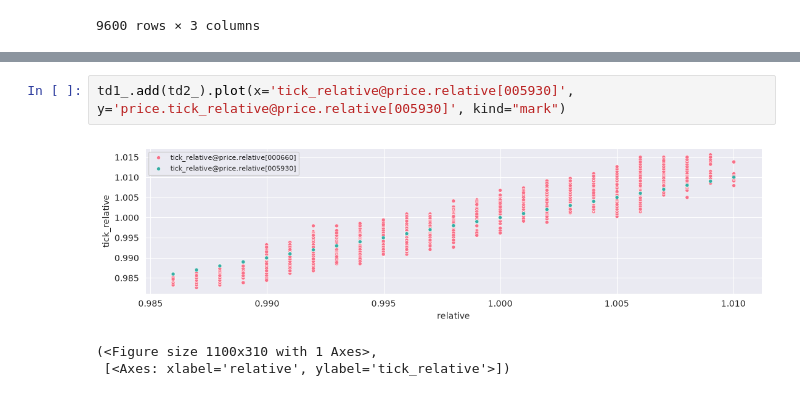
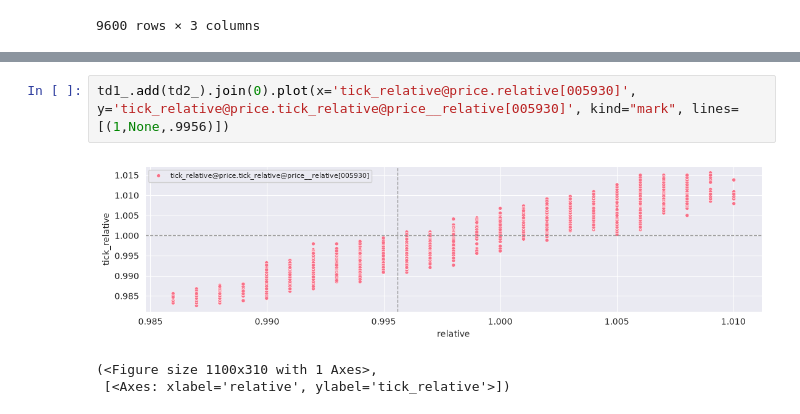
Before and after one commit to ajcltm/findata, a Jupyter notebook: notebook/2026-10-04_010_x_y.ipynb, the cells around one changed output, grey strips where cells are left out. Cells and saved outputs as stored; diff of their text form.

```diff
--- a/notebook/2026-10-04_010_x_y.ipynb
+++ b/notebook/2026-10-04_010_x_y.ipynb
@@ -41,6 +41,6 @@ td1_.add(td2_).join(0).series()
 # %%
-td1_.add(td2_).plot(x='tick_relative@price.relative[005930]', y='price.tick_relative@price.relative[005930]', kind="mark")
+td1_.add(td2_).join(0).plot(x='tick_relative@price.relative[005930]', y='tick_relative@price.tick_relative@price__relative[005930]', kind="mark", lines=[(1,None,.9956)])
 # %% [output]
-[figure, old version]
+[figure, new version]
 (<Figure size 1100x310 with 1 Axes>,
  [<Axes: xlabel='relative', ylabel='tick_relative'>])
```
Also changed, not shown: parts of 2 cells of this notebook, 9 other files.
